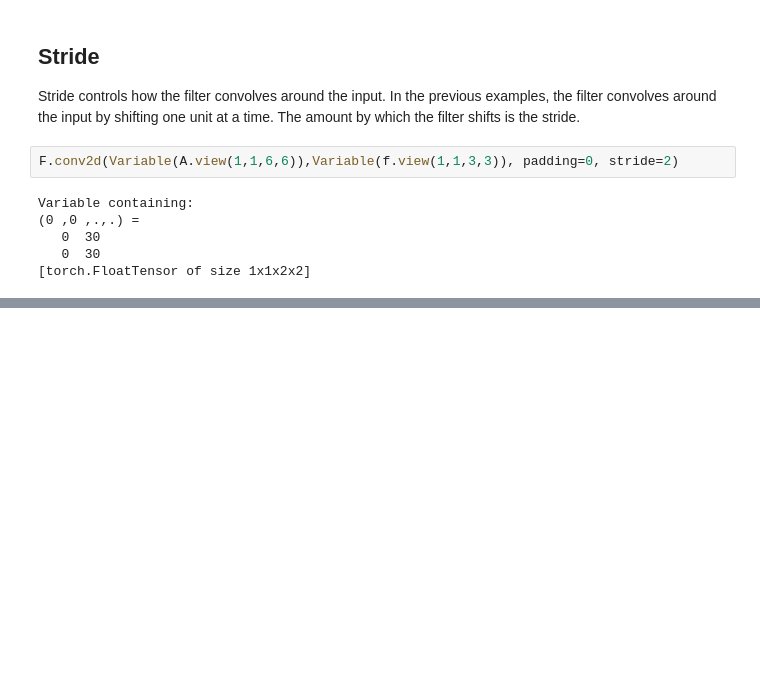
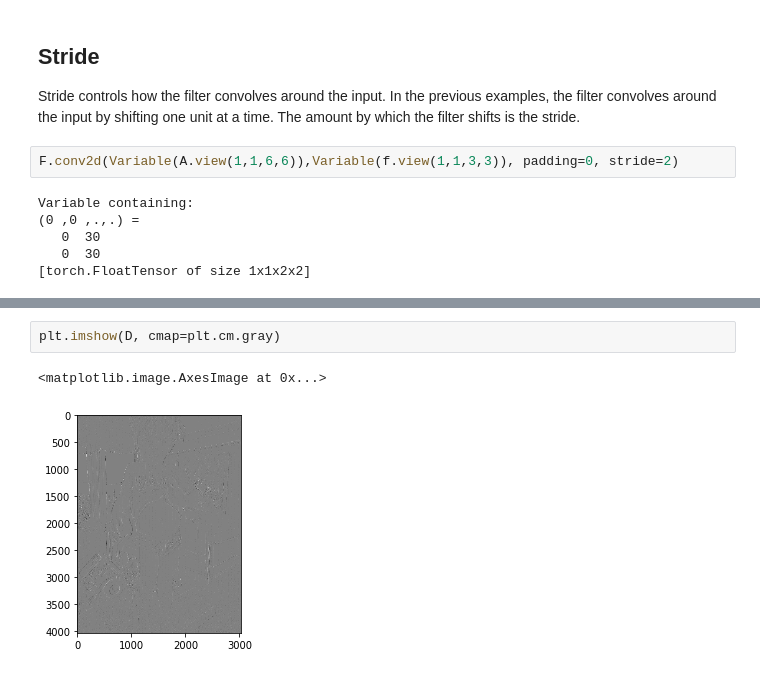
Before and after one commit to USF-ML2/notebooks, a Jupyter notebook: cnn.ipynb, the cells around one changed output, grey strips where cells are left out. Saved outputs shown, nothing was run; the diff lists cells and outputs as text; blank space fills up the shorter version.

```diff
--- a/cnn.ipynb
+++ b/cnn.ipynb
@@ -142,0 +180,5 @@ The final output has dimensions $(\frac{n-f + 2p}{s} + 1 \times \frac{n-f + 2p}{
+# %%
+plt.imshow(D, cmap=plt.cm.gray)
+# %% [output]
+<matplotlib.image.AxesImage at 0x...>
+[figure, added]
```
Also changed, not shown: parts of 9 cells of this notebook.
